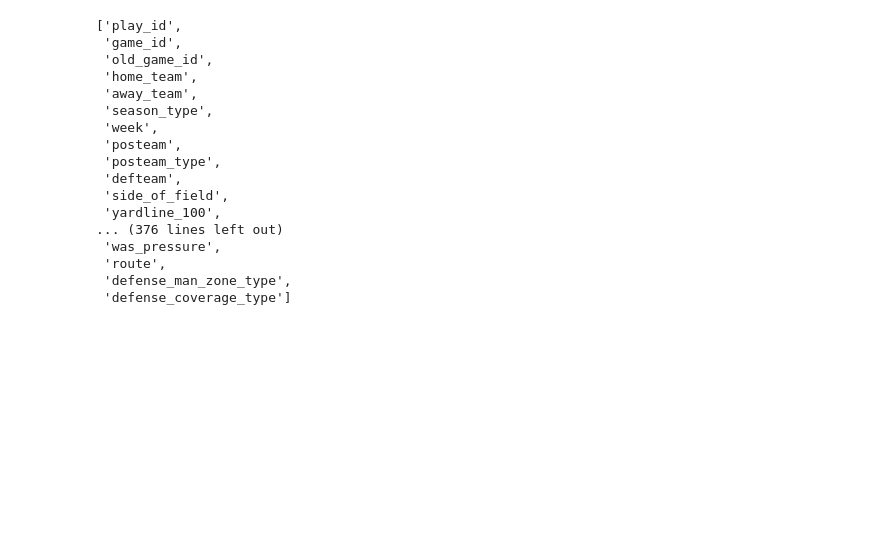
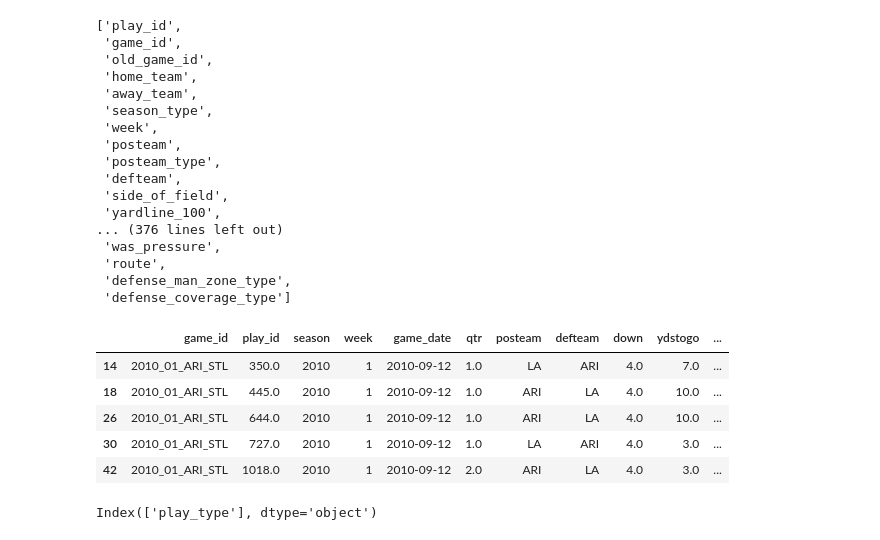
Before and after one commit to slimseidl/4th-Down-Model, a Jupyter notebook: notebooks/eda.ipynb, the cells around one changed output. Cells and saved outputs as stored; diff of their text form; code cells hidden in the pictures; blank space fills up the shorter version.

```diff
--- a/notebooks/eda.ipynb
+++ b/notebooks/eda.ipynb
@@ -98,0 +107,9 @@ df_4th =
+# %%
+df_4th.head()
+# %% [output]
+|  | game_id | play_id | season | week | game_date | qtr | posteam | defteam | down | ydstogo | ... |
+| 14 | 2010_01_ARI_STL | 350.0 | 2010 | 1 | 2010-09-12 | 1.0 | LA | ARI | 4.0 | 7.0 | ... |
+| 18 | 2010_01_ARI_STL | 445.0 | 2010 | 1 | 2010-09-12 | 1.0 | ARI | LA | 4.0 | 10.0 | ... |
+| 26 | 2010_01_ARI_STL | 644.0 | 2010 | 1 | 2010-09-12 | 1.0 | ARI | LA | 4.0 | 10.0 | ... |
+| 30 | 2010_01_ARI_STL | 727.0 | 2010 | 1 | 2010-09-12 | 1.0 | LA | ARI | 4.0 | 3.0 | ... |
+| 42 | 2010_01_ARI_STL | 1018.0 | 2010 | 1 | 2010-09-12 | 2.0 | ARI | LA | 4.0 | 3.0 | ... |
@@ -98,0 +118,4 @@ df_4th =
+# %%
+print(df_4th.columns[df_4th.columns.duplicated()])
+# %% [output]
+Index(['play_type'], dtype='object')
```
Also changed, not shown: parts of 6 cells of this notebook.
